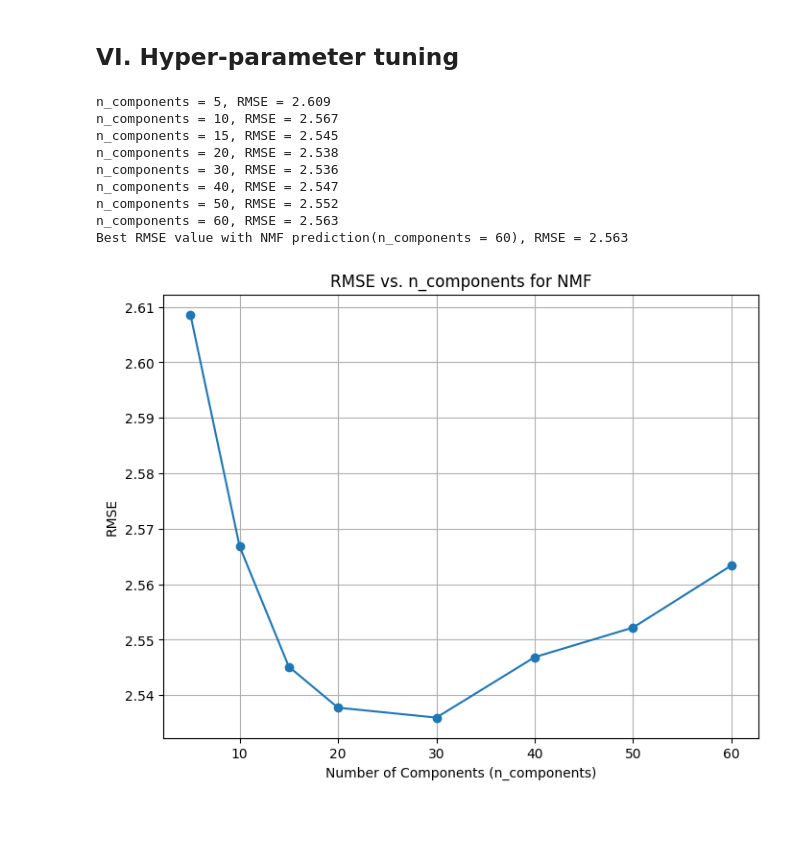
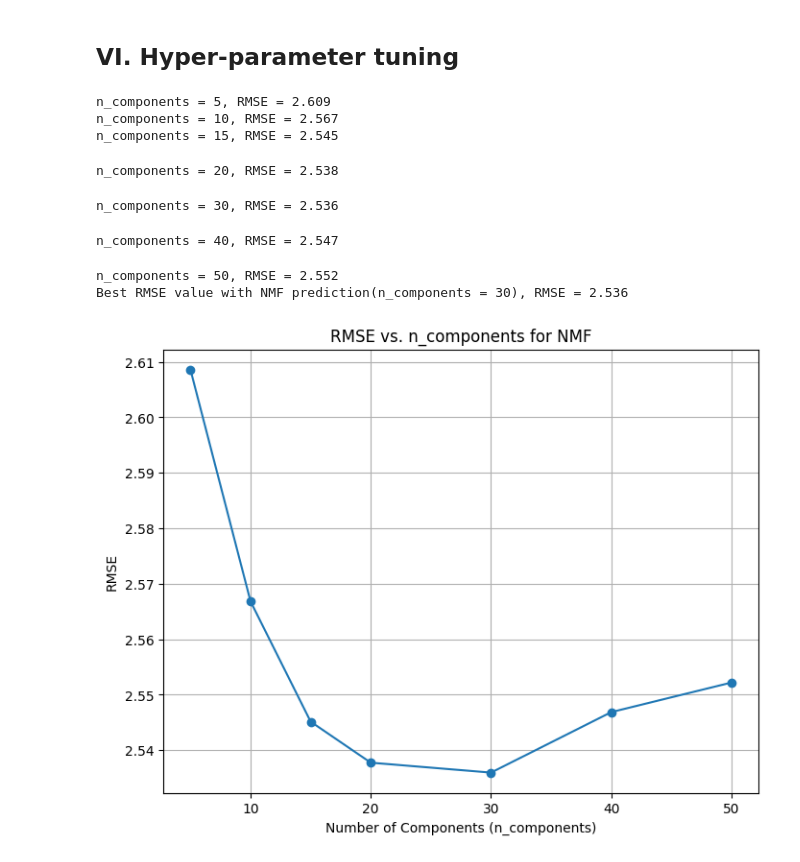
Before and after one commit to alme9155/csca-5632, a Jupyter notebook: movie-lens-1m-nmf.ipynb, the cells around one changed output. Drawn from its saved outputs; the diff is of its cells as text; code cells hidden in the pictures; blank space fills up the shorter version.

```diff
--- a/movie-lens-1m-nmf.ipynb
+++ b/movie-lens-1m-nmf.ipynb
@@ -421,45 +454,41 @@ Matrix Factorization (n_components=20): RMSE: 2.538
 # %% [markdown]
 <h2>VI. Hyper-parameter tuning</h2>
 # %%
-# import matplotlib.pyplot as plt
-# from sklearn.decomposition import NMF
-# from math import sqrt
-# from sklearn.metrics import mean_squared_error
-# import numpy as np
+# hyper-parameter tuning to find best n_component, and lowest RMSE value
+from sklearn.decomposition import NMF
 
-n_component_values = [5, 10, 15, 20, 30, 40, 50, 60]
+n_component_values = [5, 10, 15, 20, 30, 40, 50]
 rmse_values = []
 
 best_nmf_comp =0
-best_nmf_rmse= 0
+best_nmf_rmse= np.inf
 
 for comp in n_component_values:
     clf = NMF(n_components=comp)
     predicted_ratings = rs.predict_from_matrix_factorization(clf)
     true_ratings = np.array(rs.data.test['rating'])
     rmse = rs.rmse(predicted_ratings)
     print(f"n_components = {comp}, RMSE = {rmse:.3f}")
     if rmse < best_nmf_rmse:
         best_nmf_rmse = rmse
         best_nmf_comp = comp
     rmse_values.append(rmse)
 
-print(f"Best RMSE value with NMF prediction(n_components = {comp}), RMSE = {rmse:.3f}")
+print(f"Best RMSE value with NMF prediction(n_components = {best_nmf_comp}), RMSE = {best_nmf_rmse:.3f}")
 plt.figure(figsize=(8,6))
 plt.plot(n_component_values, rmse_values, marker='o')
 plt.title('RMSE vs. n_components for NMF')
 plt.xlabel('Number of Components (n_components)')
 plt.ylabel('RMSE')
 plt.grid(True)
 plt.show()
 # %% [output]
 n_components = 5, RMSE = 2.609
 n_components = 10, RMSE = 2.567
 n_components = 15, RMSE = 2.545
-n_components = 20, RMSE = 2.538
-n_components = 30, RMSE = 2.536
-n_components = 40, RMSE = 2.547
-n_components = 50, RMSE = 2.552
-n_components = 60, RMSE = 2.563
-Best RMSE value with NMF prediction(n_components = 60), RMSE = 2.563
+n_components = 20, RMSE = 2.538
+n_components = 30, RMSE = 2.536
+n_components = 40, RMSE = 2.547
+n_components = 50, RMSE = 2.552
+Best RMSE value with NMF prediction(n_components = 30), RMSE = 2.536
-[figure, old version]
+[figure, new version]
```
Also changed, not shown: parts of 13 cells of this notebook.
